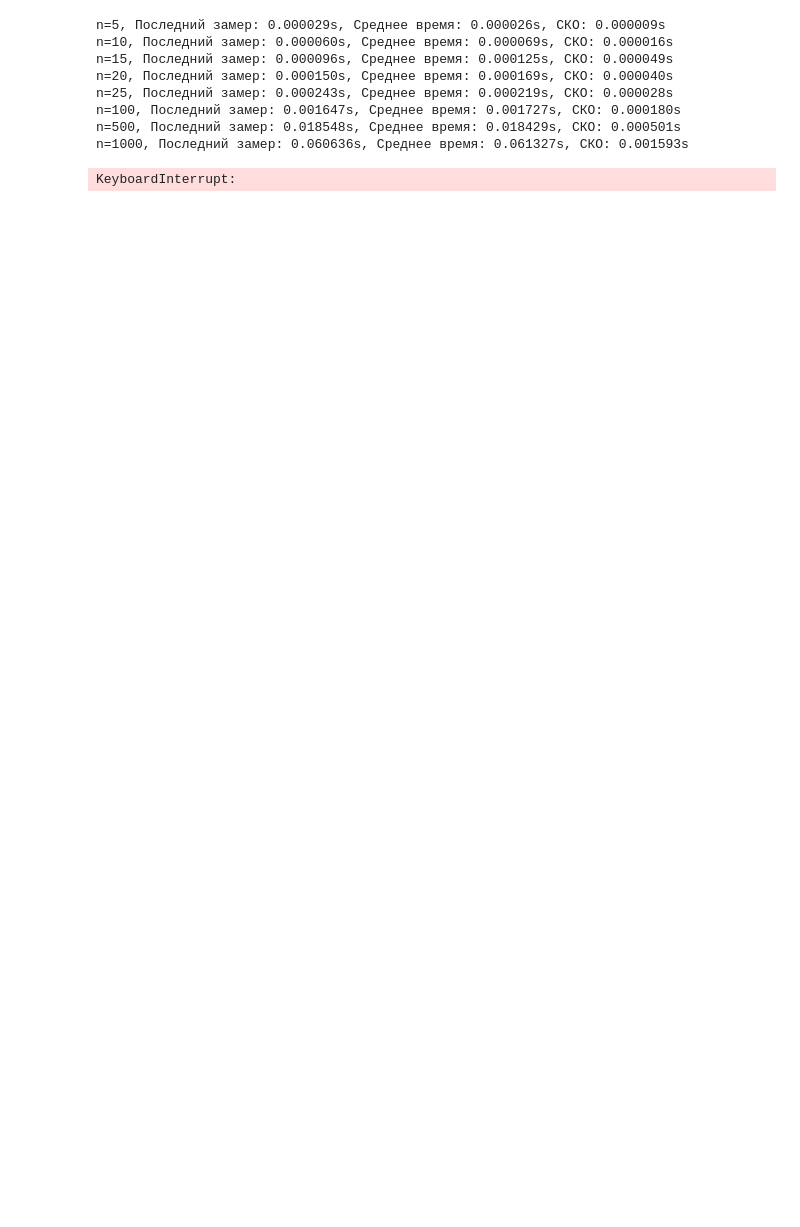
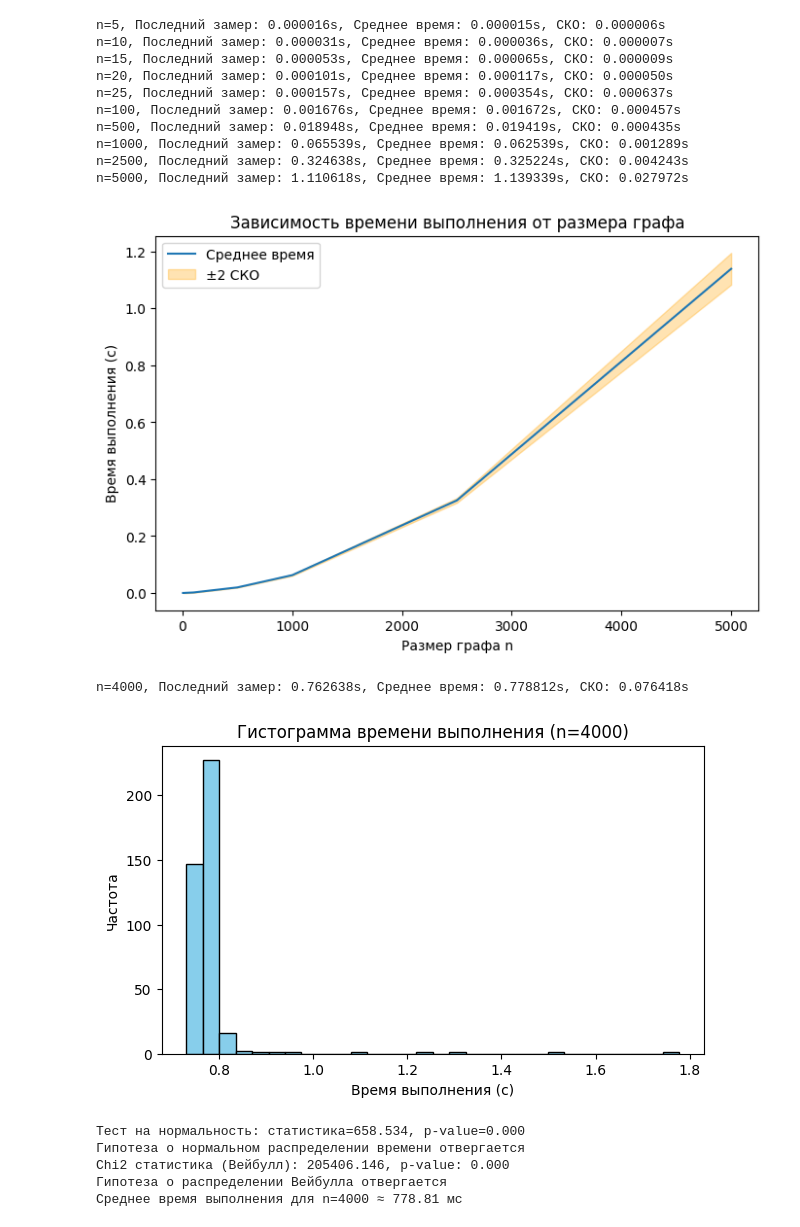
Before and after one commit to youiji/algo-lab, a Jupyter notebook: hometasks/concurent_aplacement.ipynb, the cells around one changed output. Saved outputs shown, nothing was run; the diff lists cells and outputs as text; code cells hidden in the pictures; blank space fills up the shorter version.

```diff
--- a/hometasks/concurent_aplacement.ipynb
+++ b/hometasks/concurent_aplacement.ipynb
@@ -3,16 +3,14 @@ import time
 import random
 import numpy as np
 import matplotlib.pyplot as plt
-from scipy.stats import normaltest
+from scipy.stats import normaltest, weibull_min, chisquare
 
 def game(graph, weights, top_k=50):
     n = len(graph)
     blocked = set()
-
     p1 = set()
     p2 = set()
     turn_p2 = False
-
     def get_candidates():
         candidates = []
         for v in graph:
@@ -22,41 +20,31 @@ def game(graph, weights, top_k=50):
                 candidates.append((score, v))
         candidates.sort(reverse=True)
         return [v for _, v in candidates[:top_k]]
-
     while True:
         candidates = get_candidates()
         if not candidates:
             break
-
         best_v = None
         best_score = float('-inf')
-
         for v in candidates:
             my_gain = weights[v]
             blocked_gain = sum(weights[u] for u in graph[v] if u not in blocked)
-
             new_blocked = blocked | {v} | set(graph[v])
             opp_moves = [u for u in graph if u not in new_blocked]
             opp_best = max([weights[u] for u in opp_moves], default=0)
-
             score = my_gain + blocked_gain - opp_best
             if score > best_score:
                 best_score = score
                 best_v = v
-
         if turn_p2:
             p2.add(best_v)
         else:
             p1.add(best_v)
-
         blocked.add(best_v)
         blocked.update(graph[best_v])
-
         turn_p2 = not turn_p2
-
     sum_p1 = sum(weights[v] for v in p1)
     sum_p2 = sum(weights[v] for v in p2)
-
     return sum_p1, sum_p2
 
 def generate_random_graph(n, edge_prob=0.3):
@@ -94,40 +82,85 @@ for n in sizes:
     std_times.append(std_t)
 
 plt.figure(figsize=(8,5))
 mean_times = np.array(mean_times)
 std_times = np.array(std_times)
 plt.plot(sizes, mean_times, label='Среднее время')
 plt.fill_between(sizes, mean_times-2*std_times, mean_times+2*std_times, color='orange', alpha=0.3, label='±2 СКО')
 plt.xlabel('Размер графа n')
 plt.ylabel('Время выполнения (с)')
 plt.title('Зависимость времени выполнения от размера графа')
 plt.legend()
 plt.show()
 
 times, mean_t, std_t = measure_times(n_trials=400, n=4000)
 plt.figure(figsize=(7,4))
-plt.hist(times, bins=10, color='skyblue', edgecolor='black')
+plt.hist(times, bins=30, color='skyblue', edgecolor='black')
 plt.xlabel('Время выполнения (с)')
 plt.ylabel('Частота')
 plt.title('Гистограмма времени выполнения (n=4000)')
 plt.show()
 
 stat, p_value = normaltest(times)
 print(f"Тест на нормальность: статистика={stat:.3f}, p-value={p_value:.3f}")
 if p_value > 0.05:
     print("Можно принять гипотезу о нормальном распределении времени")
 else:
     print("Гипотеза о нормальном распределении времени отвергается")
 
+shape, loc, scale = weibull_min.fit(times, floc=0)
+observed, bin_edges = np.histogram(times, bins=int(np.sqrt(len(times))))
+
+cdf_vals = weibull_min.cdf(bin_edges, shape, loc=loc, scale=scale)
+expected_probs = np.diff(cdf_vals)
+expected = expected_probs * len(times)
+
+min_expected = 1e-6
+observed_adj = []
+expected_adj = []
+for o, e in zip(observed, expected):
+    if e < min_expected:
+        if expected_adj:
+            expected_adj[-1] += e
+            observed_adj[-1] += o
+        else:
+            expected_adj.append(e)
+            observed_adj.append(o)
+    else:
+        expected_adj.append(e)
+        observed_adj.append(o)
+
+observed_sum = sum(observed_adj)
+expected_sum = sum(expected_adj)
+expected_adj = [e * (observed_sum / expected_sum) for e in expected_adj]
+
+assert all(e > 0 for e in expected_adj)
+
+chi2_stat, p_value_chi2 = chisquare(observed_adj, expected_adj)
+print(f"Chi2 статистика (Вейбулл): {chi2_stat:.3f}, p-value: {p_value_chi2:.3f}")
+
+if p_value_chi2 > 0.05:
+    print("Можно принять гипотезу о распределении Вейбулла")
+else:
+    print("Гипотеза о распределении Вейбулла отвергается")
+
 avg_time_ms = mean_t * 1000
 print(f"Среднее время выполнения для n=4000 ≈ {avg_time_ms:.2f} мс")
 # %% [output]
-n=5, Последний замер: 0.000029s, Среднее время: 0.000026s, СКО: 0.000009s
-n=10, Последний замер: 0.000060s, Среднее время: 0.000069s, СКО: 0.000016s
-n=15, Последний замер: 0.000096s, Среднее время: 0.000125s, СКО: 0.000049s
-n=20, Последний замер: 0.000150s, Среднее время: 0.000169s, СКО: 0.000040s
-n=25, Последний замер: 0.000243s, Среднее время: 0.000219s, СКО: 0.000028s
-n=100, Последний замер: 0.001647s, Среднее время: 0.001727s, СКО: 0.000180s
-n=500, Последний замер: 0.018548s, Среднее время: 0.018429s, СКО: 0.000501s
-n=1000, Последний замер: 0.060636s, Среднее время: 0.061327s, СКО: 0.001593s
+n=5, Последний замер: 0.000016s, Среднее время: 0.000015s, СКО: 0.000006s
+n=10, Последний замер: 0.000031s, Среднее время: 0.000036s, СКО: 0.000007s
+n=15, Последний замер: 0.000053s, Среднее время: 0.000065s, СКО: 0.000009s
+n=20, Последний замер: 0.000101s, Среднее время: 0.000117s, СКО: 0.000050s
+n=25, Последний замер: 0.000157s, Среднее время: 0.000354s, СКО: 0.000637s
+n=100, Последний замер: 0.001676s, Среднее время: 0.001672s, СКО: 0.000457s
+n=500, Последний замер: 0.018948s, Среднее время: 0.019419s, СКО: 0.000435s
+n=1000, Последний замер: 0.065539s, Среднее время: 0.062539s, СКО: 0.001289s
+n=2500, Последний замер: 0.324638s, Среднее время: 0.325224s, СКО: 0.004243s
+n=5000, Последний замер: 1.110618s, Среднее время: 1.139339s, СКО: 0.027972s
+[figure, added]
-KeyboardInterrupt:
+n=4000, Последний замер: 0.762638s, Среднее время: 0.778812s, СКО: 0.076418s
+[figure, added]
+Тест на нормальность: статистика=658.534, p-value=0.000
+Гипотеза о нормальном распределении времени отвергается
+Chi2 статистика (Вейбулл): 205406.146, p-value: 0.000
+Гипотеза о распределении Вейбулла отвергается
+Среднее время выполнения для n=4000 ≈ 778.81 мс
```
Also changed, not shown: parts of 1 cell of this notebook.
